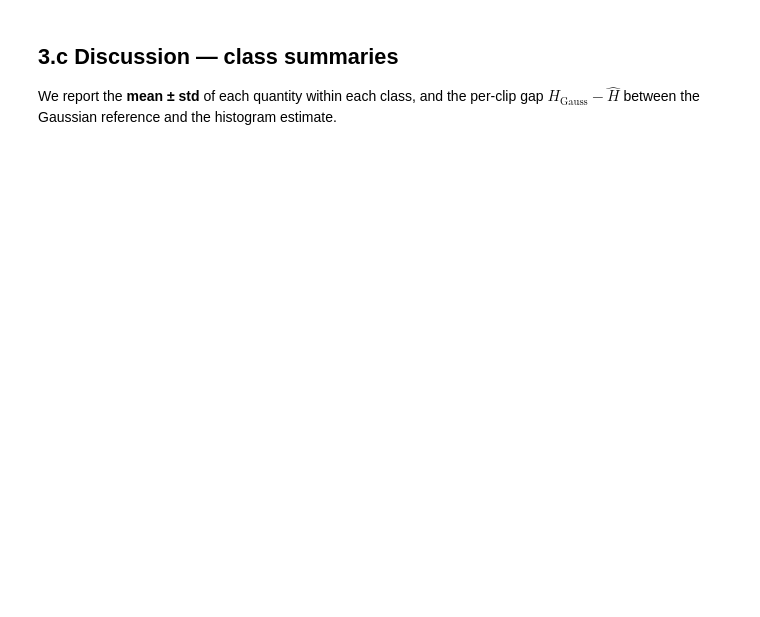
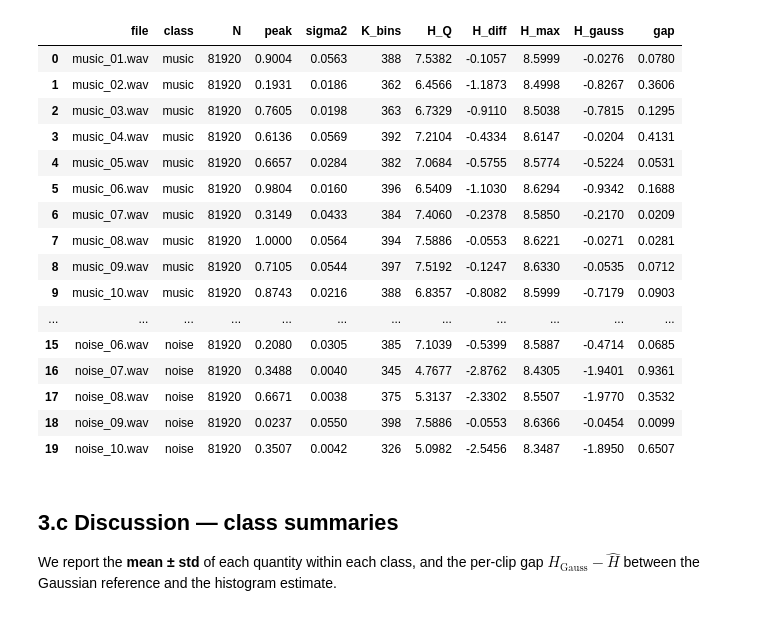
Before and after one commit to wakeupat4am/COMP4010--Advanced-Prob-Stat----Final-Project, a Jupyter notebook: Problem & Visualization/Problem 3/Problem_3.ipynb, the cells around one changed output. Cells and saved outputs as stored; diff of their text form; code cells hidden in the pictures; blank space fills up the shorter version.

```diff
--- a/Problem & Visualization/Problem 3/Problem_3.ipynb
+++ b/Problem & Visualization/Problem 3/Problem_3.ipynb
@@ -93,31 +97,50 @@ def entropy_quantities(x, delta):
     return H_Q, H_diff, H_max, H_gauss, K, sigma2
 # %%
 rows = []
-for path in sorted(glob.glob(os.path.join(DATA_DIR, "*.wav"))):
-    fname = os.path.basename(path)
-    if fname.startswith("noise"):
-        cls = "noise"
-    elif fname.startswith("music"):
-        cls = "music"
-    else:
-        continue
-    sr, x = load_wav_mono(path)
-    assert sr == TARGET_SR, f"{fname}: sample rate {sr} != {TARGET_SR}"
-    H_Q, H_diff, H_max, H_gauss, K, sigma2 = entropy_quantities(x, DELTA)
-    rows.append({
-        "file":     fname,
-        "class":    cls,
-        "N":        len(x),
-        "sigma2":   sigma2,
-        "K_bins":   K,
-        "H_Q":      H_Q,
-        "H_diff":   H_diff,
-        "H_max":    H_max,
-        "H_gauss":  H_gauss,
-        "gap":      H_gauss - H_diff,
-    })
+class_dirs = {"noise": os.path.join(DATA_DIR, "noise"),
+              "music": os.path.join(DATA_DIR, "music")}
+for cls, cdir in class_dirs.items():
+    assert os.path.isdir(cdir), f"Missing class folder: {cdir}"
+    for path in sorted(glob.glob(os.path.join(cdir, "*.wav"))):
+        fname = os.path.basename(path)
+        sr, x = load_wav_mono(path)
+        assert sr == TARGET_SR, f"{fname}: sample rate {sr} != {TARGET_SR}"
+        peak = float(np.max(np.abs(x)))
+        x = x / peak                          # peak-normalize: max |x| = 1
+        H_Q, H_diff, H_max, H_gauss, K, sigma2 = entropy_quantities(x, DELTA)
+        rows.append({
+            "file":     fname,
+            "class":    cls,
+            "N":        len(x),
+            "peak":     peak,
+            "sigma2":   sigma2,
+            "K_bins":   K,
+            "H_Q":      H_Q,
+            "H_diff":   H_diff,
+            "H_max":    H_max,
+            "H_gauss":  H_gauss,
+            "gap":      H_gauss - H_diff,
+        })
 df = pd.DataFrame(rows).sort_values(["class", "file"]).reset_index(drop=True)
 df.round(4)
+# %% [output]
+|  | file | class | N | peak | sigma2 | K_bins | H_Q | H_diff | H_max | H_gauss | gap |
+| 0 | music_01.wav | music | 81920 | 0.9004 | 0.0563 | 388 | 7.5382 | -0.1057 | 8.5999 | -0.0276 | 0.0780 |
+| 1 | music_02.wav | music | 81920 | 0.1931 | 0.0186 | 362 | 6.4566 | -1.1873 | 8.4998 | -0.8267 | 0.3606 |
+| 2 | music_03.wav | music | 81920 | 0.7605 | 0.0198 | 363 | 6.7329 | -0.9110 | 8.5038 | -0.7815 | 0.1295 |
+| 3 | music_04.wav | music | 81920 | 0.6136 | 0.0569 | 392 | 7.2104 | -0.4334 | 8.6147 | -0.0204 | 0.4131 |
+| 4 | music_05.wav | music | 81920 | 0.6657 | 0.0284 | 382 | 7.0684 | -0.5755 | 8.5774 | -0.5224 | 0.0531 |
+| 5 | music_06.wav | music | 81920 | 0.9804 | 0.0160 | 396 | 6.5409 | -1.1030 | 8.6294 | -0.9342 | 0.1688 |
+| 6 | music_07.wav | music | 81920 | 0.3149 | 0.0433 | 384 | 7.4060 | -0.2378 | 8.5850 | -0.2170 | 0.0209 |
+| 7 | music_08.wav | music | 81920 | 1.0000 | 0.0564 | 394 | 7.5886 | -0.0553 | 8.6221 | -0.0271 | 0.0281 |
+| 8 | music_09.wav | music | 81920 | 0.7105 | 0.0544 | 397 | 7.5192 | -0.1247 | 8.6330 | -0.0535 | 0.0712 |
+| 9 | music_10.wav | music | 81920 | 0.8743 | 0.0216 | 388 | 6.8357 | -0.8082 | 8.5999 | -0.7179 | 0.0903 |
+| ... | ... | ... | ... | ... | ... | ... | ... | ... | ... | ... | ... |
+| 15 | noise_06.wav | noise | 81920 | 0.2080 | 0.0305 | 385 | 7.1039 | -0.5399 | 8.5887 | -0.4714 | 0.0685 |
+| 16 | noise_07.wav | noise | 81920 | 0.3488 | 0.0040 | 345 | 4.7677 | -2.8762 | 8.4305 | -1.9401 | 0.9361 |
+| 17 | noise_08.wav | noise | 81920 | 0.6671 | 0.0038 | 375 | 5.3137 | -2.3302 | 8.5507 | -1.9770 | 0.3532 |
+| 18 | noise_09.wav | noise | 81920 | 0.0237 | 0.0550 | 398 | 7.5886 | -0.0553 | 8.6366 | -0.0454 | 0.0099 |
+| 19 | noise_10.wav | noise | 81920 | 0.3507 | 0.0042 | 326 | 5.0982 | -2.5456 | 8.3487 | -1.8950 | 0.6507 |
 # %% [markdown]
 ## 3.c Discussion — class summaries
 
```
Also changed, not shown: parts of 9 cells of this notebook, 42 other files.
